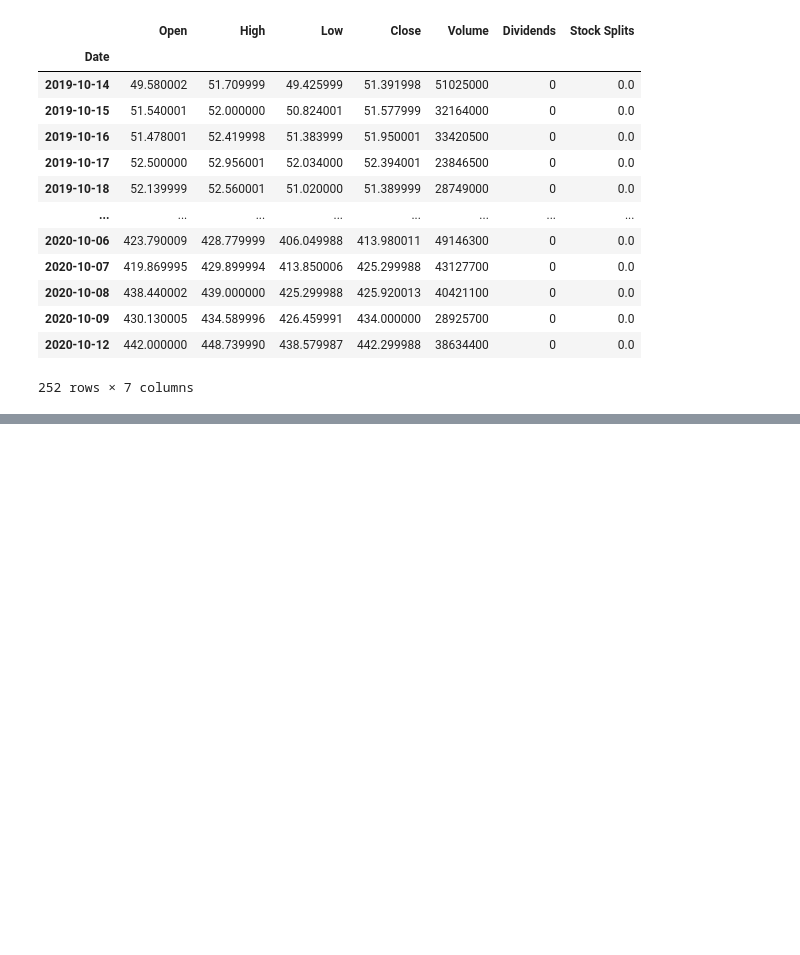
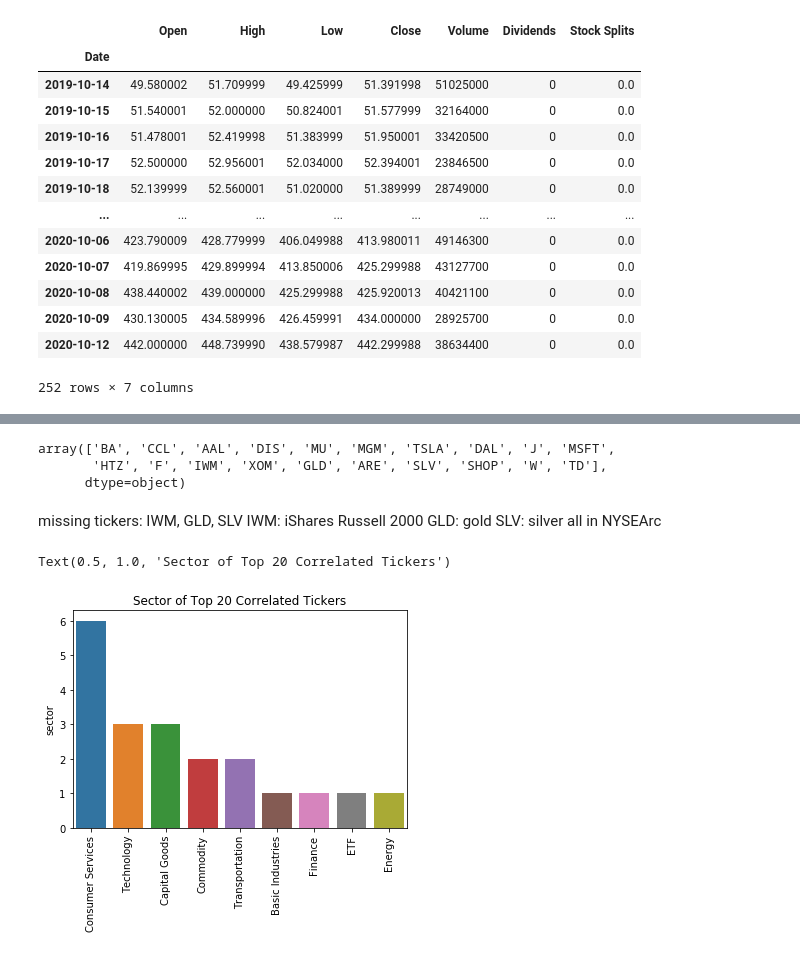
Before and after one commit to DS4A-mathemagicians/robintrack, a Jupyter notebook: robintrack analysis.ipynb, the cells around one changed output, grey strips where cells are left out. Drawn from its saved outputs; the diff is of its cells as text; code cells hidden in the pictures; blank space fills up the shorter version.

```diff
--- a/robintrack analysis.ipynb
+++ b/robintrack analysis.ipynb
@@ -1109,0 +1277,3 @@ ImportError: cannot import name 'get_compression_method' from 'pandas.io.common'
+# %%
+nasdaq_ticker = nasdaq.index.values
+nyse_ticker = nyse.index.values
@@ -1109,0 +1289,19 @@ ImportError: cannot import name 'get_compression_method' from 'pandas.io.common'
+# %%
+sector = []
+industry = []
+for ticker in top_20_correlated.columns.values:
+    if ticker in nasdaq_ticker:
+        sector.append(nasdaq.loc[ticker]['Sector'])
+        industry.append(nasdaq.loc[ticker]['industry'])
+        print(ticker, 'in NASDAQ')
+    elif ticker in nyse_ticker:
+        sector.append(nyse.loc[ticker]['Sector'])
+        industry.append(nyse.loc[ticker]['industry'])
+        print(ticker, 'in NYSE')
+    else:
+        if ticker == 'IWM':
+            sector.append('ETF')
+            industry.append('ETF')
+        else:
+            sector.append('Commodity')
+            industry.append('Commodity')
@@ -1109,0 +1326,8 @@ ImportError: cannot import name 'get_compression_method' from 'pandas.io.common'
+# %%
+tickers_of_interest = pd.DataFrame(columns = ['ticker', 'source', 'rank', 'sector', 'industry'])
+# %%
+tickers_of_interest['ticker'] = top_20_correlated.columns.values
+tickers_of_interest['source'] = ['top_cor'] * 20
+tickers_of_interest['rank'] = np.arange(1,21)
+tickers_of_interest['sector'] = sector
+tickers_of_interest['industry'] = industry
@@ -1109,0 +1354,21 @@ ImportError: cannot import name 'get_compression_method' from 'pandas.io.common'
+# %%
+top_20_correlated.columns.values
+# %% [output]
+array(['BA', 'CCL', 'AAL', 'DIS', 'MU', 'MGM', 'TSLA', 'DAL', 'J', 'MSFT',
+       'HTZ', 'F', 'IWM', 'XOM', 'GLD', 'ARE', 'SLV', 'SHOP', 'W', 'TD'],
+      dtype=object)
+# %% [markdown]
+missing tickers: IWM, GLD, SLV
+IWM: iShares Russell 2000
+GLD: gold
+SLV: silver
+all in NYSEArc
+# %%
+# plot the sector / industry of top correlated tickers
+sector_count = tickers_of_interest['sector'].value_counts()
+sns.barplot(x = sector_count.index.values, y = sector_count)
+plt.xticks(rotation = 90)
+plt.title("Sector of Top 20 Correlated Tickers")
+# %% [output]
+Text(0.5, 1.0, 'Sector of Top 20 Correlated Tickers')
+[figure, added]
```
Also changed, not shown: parts of 179 cells of this notebook.
